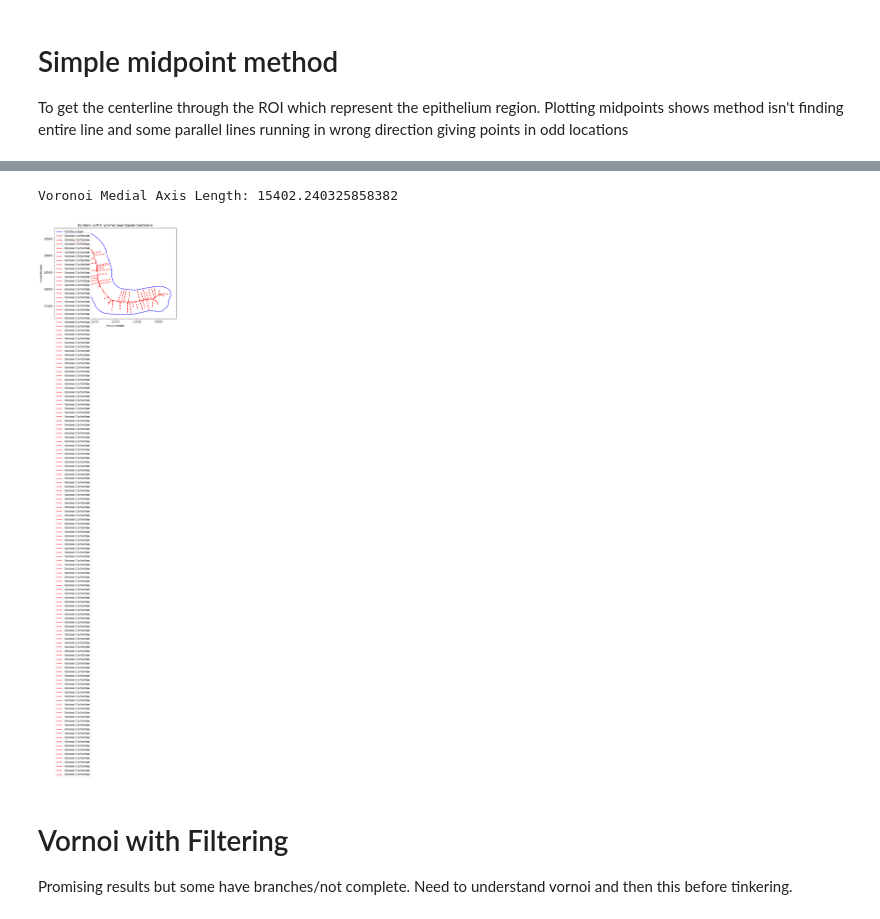
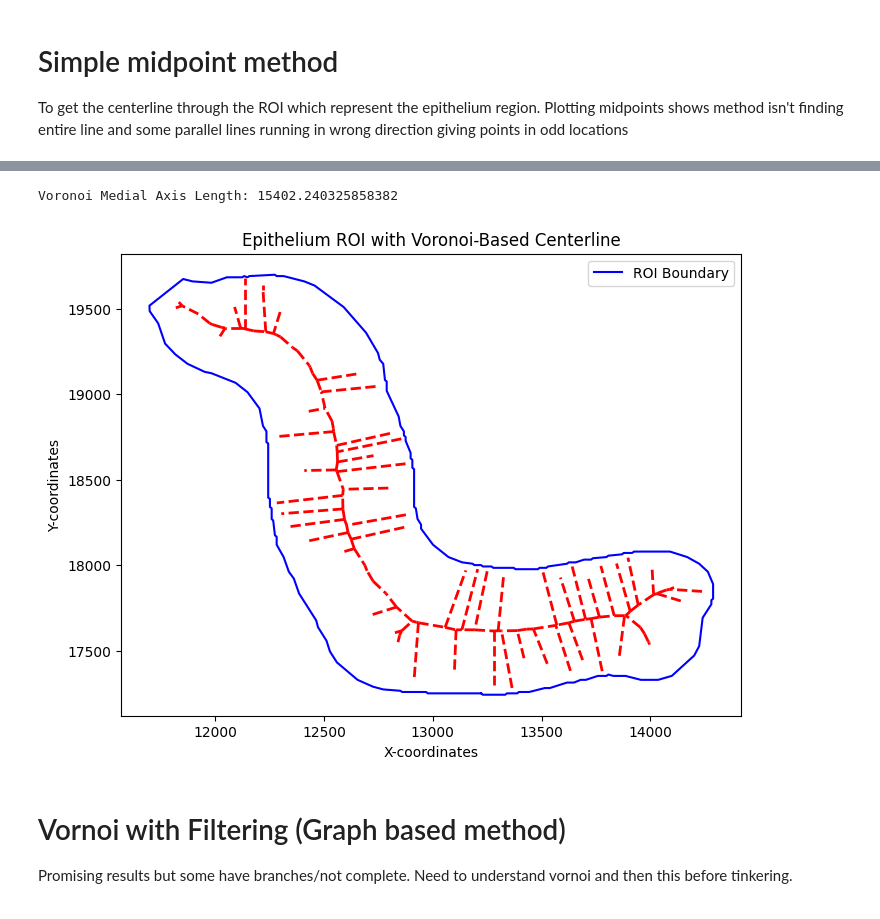
Before and after one commit to Satanna1/Cancer_Project_2025, a Jupyter notebook: Centerline_Shapely_Sheel.ipynb, the cells around one changed output, grey strips where cells are left out. Cells and saved outputs as stored; diff of their text form; code cells hidden in the pictures.

```diff
--- a/Centerline_Shapely_Sheel.ipynb
+++ b/Centerline_Shapely_Sheel.ipynb
@@ -79,18 +82,19 @@ Centerline Length: 3.23606797749979
 # %% [markdown]
 # Loading the Data + getting areas
 # %%
-#loading the data BUT we do not have a WSI image...
+
 import slideflow as sf
 import matplotlib.pyplot as plt
 
 # Load the Whole Slide Image (WSI) & ROIs
-path = "/Users/sheeltanna/Cancer_Project_2025/Cancer_Project_2025/AG037F.svs"  # Adjust if needed
-wsi = sf.WSI(path, 256, 128, rois='AG037F.csv')
+path = "/Users/sheeltanna/Cancer_Project_2025/AG037F.svs"  # Adjust if needed
+wsi = sf.WSI(path, 256, 128, rois='/Users/sheeltanna/Cancer_Project_2025/Cancer_Project_2025/AG037F.csv')
 
-# # Extract polygons
-# rois = [roi.poly for roi in wsi.rois]  # List of Shapely Polygon objects
+
+# Extract polygons
+rois = [roi.poly for roi in wsi.rois]  # List of Shapely Polygon objects
 
 # # Print areas of each ROI
-# for i, poly in enumerate(rois):
-#     print(f"ROI {i+1} Area: {poly.area}")
+for i, poly in enumerate(rois):
+    print(f"ROI {i+1} Area: {poly.area}")
 # %% [output]
@@ -224,14 +248,13 @@ import numpy as np
 import matplotlib.pyplot as plt
 from shapely.geometry import Polygon, LineString, MultiLineString, Point
 from shapely.ops import unary_union
-from scipy.spatial import Voronoi
+from scipy.spatial import Voronoi, voronoi_plot_2d
 
 # Select an example ROI polygon
 roi_polygon = roi_polygons["ROI_1"]  # Replace with different ROI if needed
 
 # Step 1: Extract boundary points from the polygon
 boundary_coords = np.array(roi_polygon.exterior.coords)
-
 # Step 2: Compute Voronoi diagram from boundary points
 vor = Voronoi(boundary_coords)
 
@@ -244,41 +267,42 @@ for vpair in vor.ridge_vertices:
     line = LineString([p1, p2])
 
     # Keep the line only if it's fully inside the polygon
+    # maybe fix becuase just becuase it contains line doens't mean it's the centerline
     if roi_polygon.contains(line):
         valid_lines.append(line)
 
 # Step 4: Merge all valid Voronoi lines into a single MultiLineString
 medial_axis = unary_union(valid_lines)
 
 # Step 5: Compute centerline length
 print("Voronoi Medial Axis Length:", medial_axis.length)
 
 # Step 6: Plot the ROI and the extracted medial axis
 fig, ax = plt.subplots(figsize=(8, 6))
 
 # Plot ROI boundary
 x, y = roi_polygon.exterior.xy
 ax.plot(x, y, linestyle="-", color="blue", label="ROI Boundary")
 
 # Plot Centerline (Medial Axis)
 if isinstance(medial_axis, MultiLineString):
     for line in medial_axis.geoms:
         x_c, y_c = line.xy
-        ax.plot(x_c, y_c, linestyle="--", color="red", linewidth=2, label="Voronoi Centerline")
+        ax.plot(x_c, y_c, linestyle="--", color="red", linewidth=2)
 else:
     x_c, y_c = medial_axis.xy
     ax.plot(x_c, y_c, linestyle="--", color="red", linewidth=2, label="Voronoi Centerline")
 
 plt.xlabel("X-coordinates")
 plt.ylabel("Y-coordinates")
 plt.title("Epithelium ROI with Voronoi-Based Centerline")
 plt.legend()
 plt.show()
 # %% [output]
 Voronoi Medial Axis Length: 15402.240325858382
-[figure, old version]
+[figure, new version]
 # %% [markdown]
-# Vornoi with Filtering
+# Vornoi with Filtering (Graph based method)
 Promising results but some have branches/not complete. Need to understand vornoi and then this before tinkering.
 # %%
 import numpy as np
```
Also changed, not shown: parts of 13 cells of this notebook, 1 other file.
